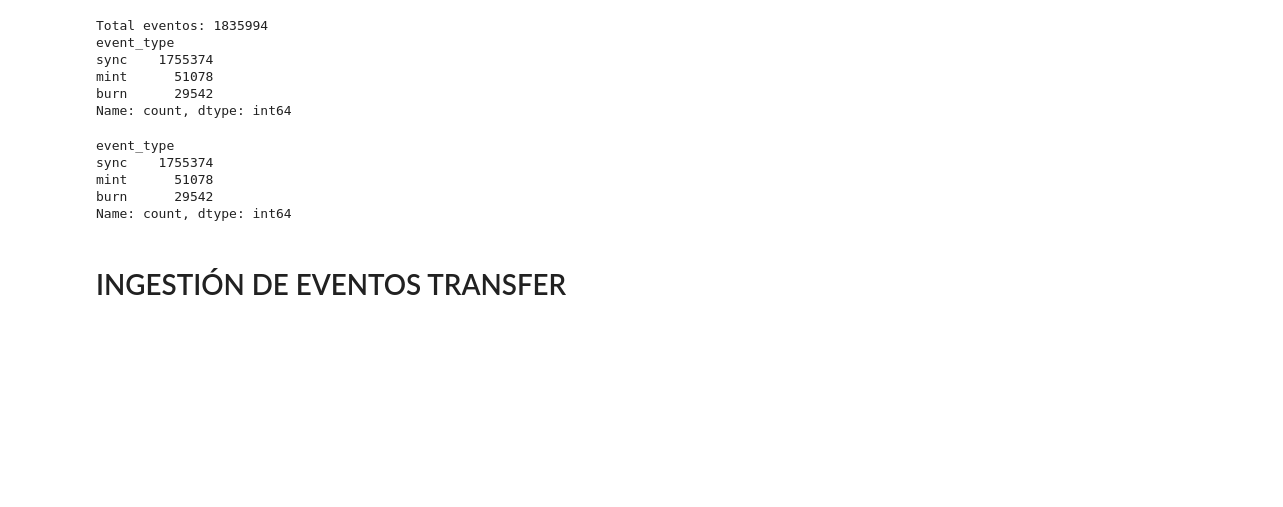
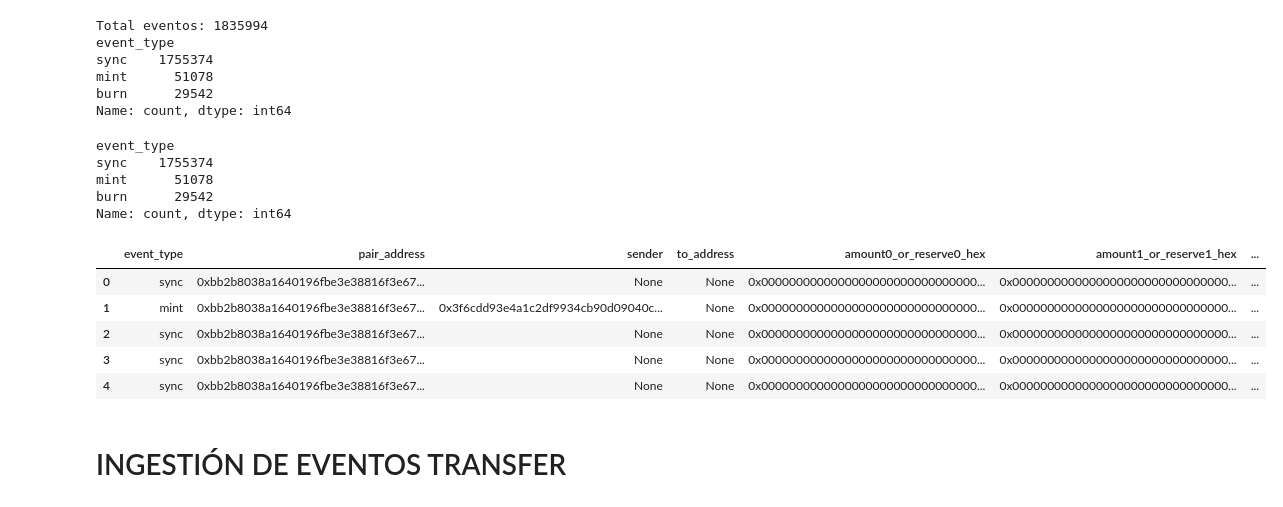
Before and after one commit to gascalero/pipeline-rugpull, a Jupyter notebook: pipeline/notebooks/data_ingestion_exploration.ipynb, the cells around one changed output. Saved outputs shown, nothing was run; the diff lists cells and outputs as text; code cells hidden in the pictures; blank space fills up the shorter version.

```diff
--- a/pipeline/notebooks/data_ingestion_exploration.ipynb
+++ b/pipeline/notebooks/data_ingestion_exploration.ipynb
@@ -204,6 +204,15 @@ sync    1755374
 mint      51078
 burn      29542
 Name: count, dtype: int64
+# %%
+df_eventos_pool.head()
+# %% [output]
+|  | event_type | pair_address | sender | to_address | amount0_or_reserve0_hex | amount1_or_reserve1_hex | ... |
+| 0 | sync | 0xbb2b8038a1640196fbe3e38816f3e67... | None | None | 0x0000000000000000000000000000000... | 0x0000000000000000000000000000000... | ... |
+| 1 | mint | 0xbb2b8038a1640196fbe3e38816f3e67... | 0x3f6cdd93e4a1c2df9934cb90d09040c... | None | 0x0000000000000000000000000000000... | 0x0000000000000000000000000000000... | ... |
+| 2 | sync | 0xbb2b8038a1640196fbe3e38816f3e67... | None | None | 0x0000000000000000000000000000000... | 0x0000000000000000000000000000000... | ... |
+| 3 | sync | 0xbb2b8038a1640196fbe3e38816f3e67... | None | None | 0x0000000000000000000000000000000... | 0x0000000000000000000000000000000... | ... |
+| 4 | sync | 0xbb2b8038a1640196fbe3e38816f3e67... | None | None | 0x0000000000000000000000000000000... | 0x0000000000000000000000000000000... | ... |
 # %% [markdown]
 # INGESTIÓN DE EVENTOS TRANSFER
 # %%
```
Also changed, not shown: 7 other files.
